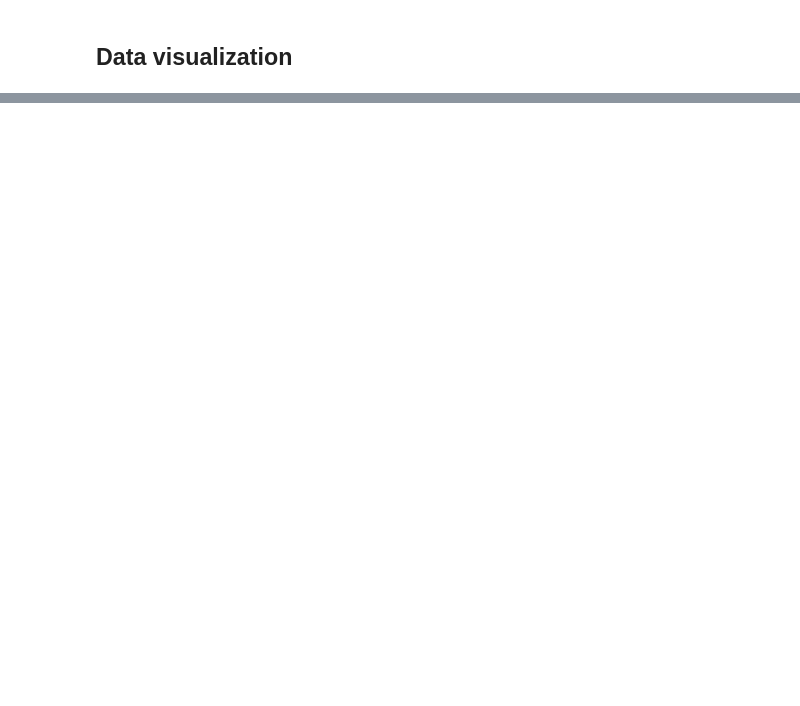
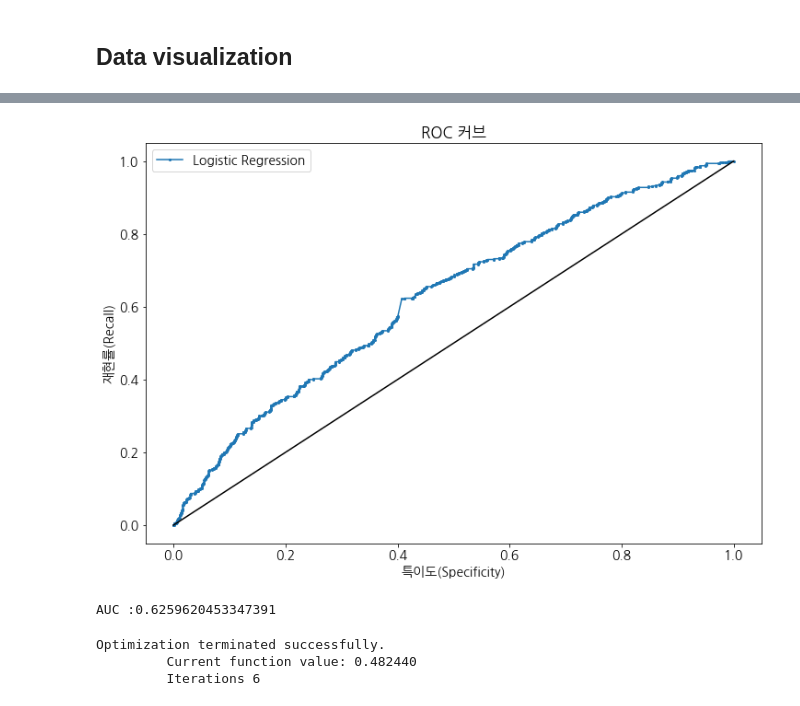
Before and after one commit to doheelab/portfolio, a Jupyter notebook: Notebooks/AfreecaTV.ipynb, the cells around one changed output, grey strips where cells are left out. Saved outputs shown, nothing was run; the diff lists cells and outputs as text; code cells hidden in the pictures; blank space fills up the shorter version.

```diff
--- a/Notebooks/AfreecaTV.ipynb
+++ b/Notebooks/AfreecaTV.ipynb
@@ -672,0 +740,6 @@ def searchFiles(path):
+# %%
+import joblib
+tdm = joblib.load('/data/kaggle/portfolio/Notebooks/LDA.pkl')
+# %%
+df = pd.DataFrame(tdm.transform(dtm), columns = features)
+df
@@ -672,0 +760,23 @@ def searchFiles(path):
+# %%
+from sklearn.linear_model import LogisticRegression
+from sklearn.model_selection import train_test_split
+from sklearn.metrics import classification_report
+
+# 4점 이상이면 긍정, 3점 이하면 부정
+docs['PN'] = docs['평점'].apply(lambda x: 1 if x>3 else 0)
+
+# 학습, 검증 셋 분리
+x_train, x_test, y_train, y_test = train_test_split(df, docs['PN'], train_size = 0.7, random_state = 10, shuffle = True)
+
+# 정규화
+#from sklearn.preprocessing import StandardScaler
+#scaler = StandardScaler()
+#x_train = scaler.fit_transform(x_train)
+#x_test = scaler.transform(x_test)
+
+#yy = np.where(np.array(y_train)==1,0,np.array(y_train))
+#yy[-10:] = 1
+
+# 로지스틱 회귀
+log = LogisticRegression(penalty = 'l2', tol = 1e-4, random_state = 10).fit(np.array(x_train), y_train)
+y_pred = log.predict(np.array(x_test))
@@ -672,0 +801,29 @@ def searchFiles(path):
+# %%
+import matplotlib.pyplot as plt
+from sklearn.metrics import roc_curve, auc
+
+# RUC 곡선 그리기
+fpr, tpr, threshold = roc_curve(y_train, log.decision_function(x_train))
+
+plt.plot(fpr,tpr, 'o-', ms=2, label = "Logistic Regression")
+plt.legend()
+plt.plot([0,1], [0,1], 'k-', label = "random guess")
+plt.xlabel('특이도(Specificity)')
+plt.ylabel('재현률(Recall)')
+plt.title('ROC 커브')
+plt.show()
+
+print('AUC :{}'.format(auc(fpr, tpr))) # 0.5에 가까울 수록 성능이 좋지 못함
+# %% [output]
+[figure, added]
+AUC :0.6259620453347391
+# %%
+# 모델 분석 결과
+import statsmodels.api as sm
+
+logit = sm.Logit(docs['PN'], df)
+result = logit.fit()
+# %% [output]
+Optimization terminated successfully.
+         Current function value: 0.482440
+         Iterations 6
```
Also changed, not shown: parts of 16 cells of this notebook, 3 other files.
